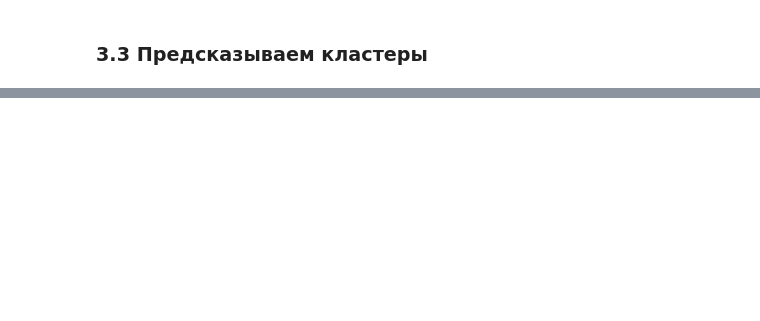
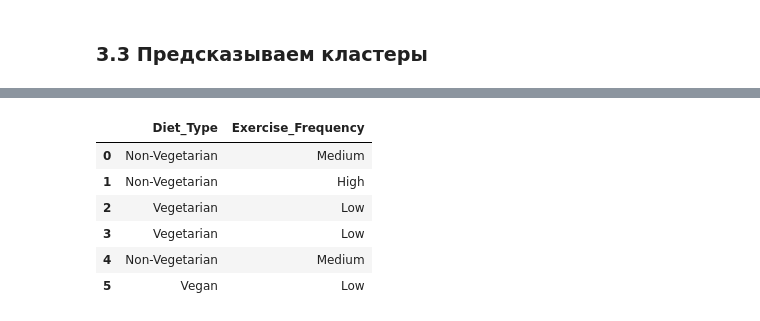
Before and after one commit to Victor-EZ/Machine-Learning, a Jupyter notebook: LR6/LR6.ipynb, the cells around one changed output, grey strips where cells are left out. Drawn from its saved outputs; the diff is of its cells as text; code cells hidden in the pictures; blank space fills up the shorter version.

```diff
--- a/LR6/LR6.ipynb
+++ b/LR6/LR6.ipynb
@@ -289,0 +262,10 @@ plt.show()
+# %%
+df[['Diet_Type', 'Exercise_Frequency']].head(6)
+# %% [output]
+|  | Diet_Type | Exercise_Frequency |
+| 0 | Non-Vegetarian | Medium |
+| 1 | Non-Vegetarian | High |
+| 2 | Vegetarian | Low |
+| 3 | Vegetarian | Low |
+| 4 | Non-Vegetarian | Medium |
+| 5 | Vegan | Low |
```
Also changed, not shown: parts of 27 cells of this notebook.
